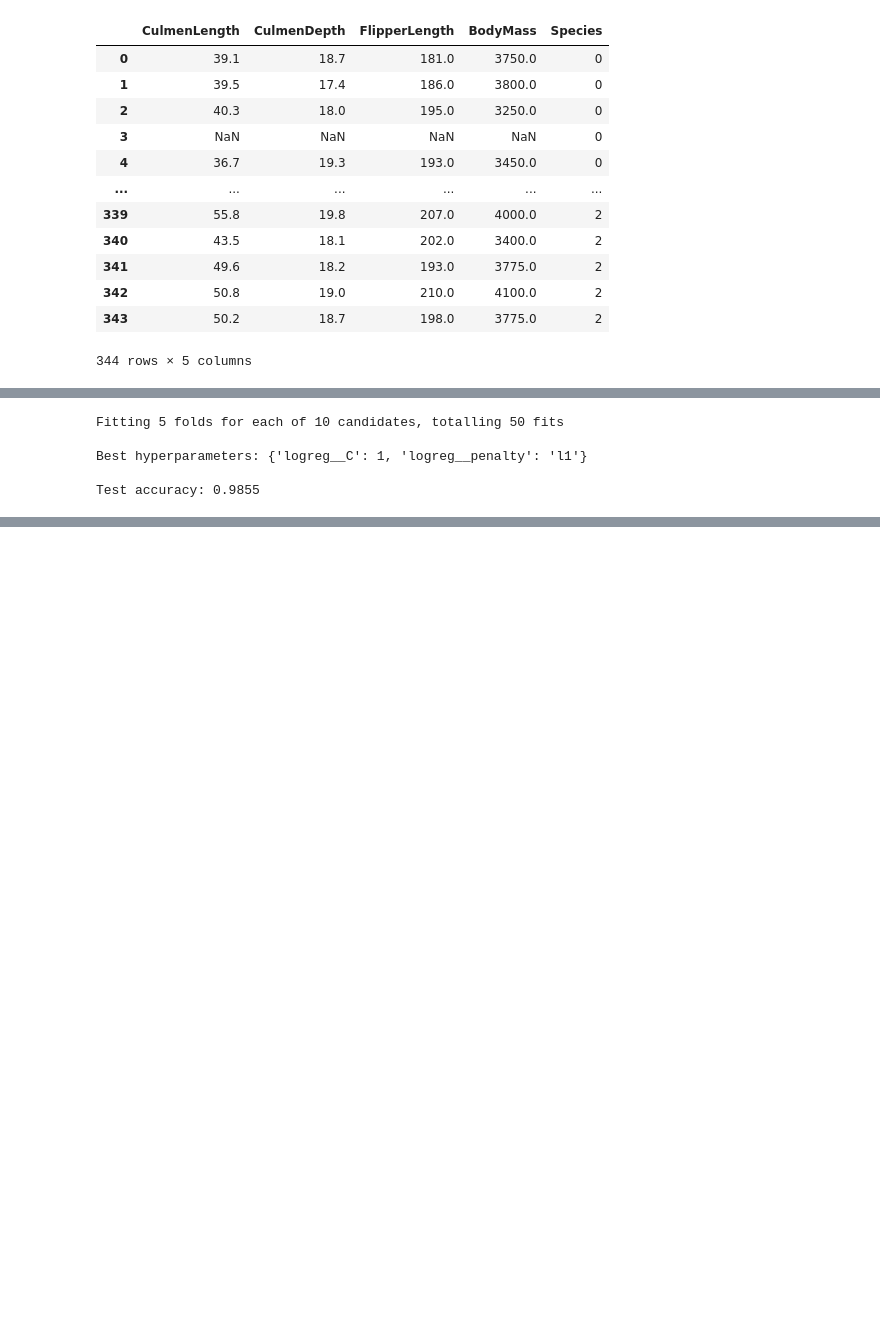
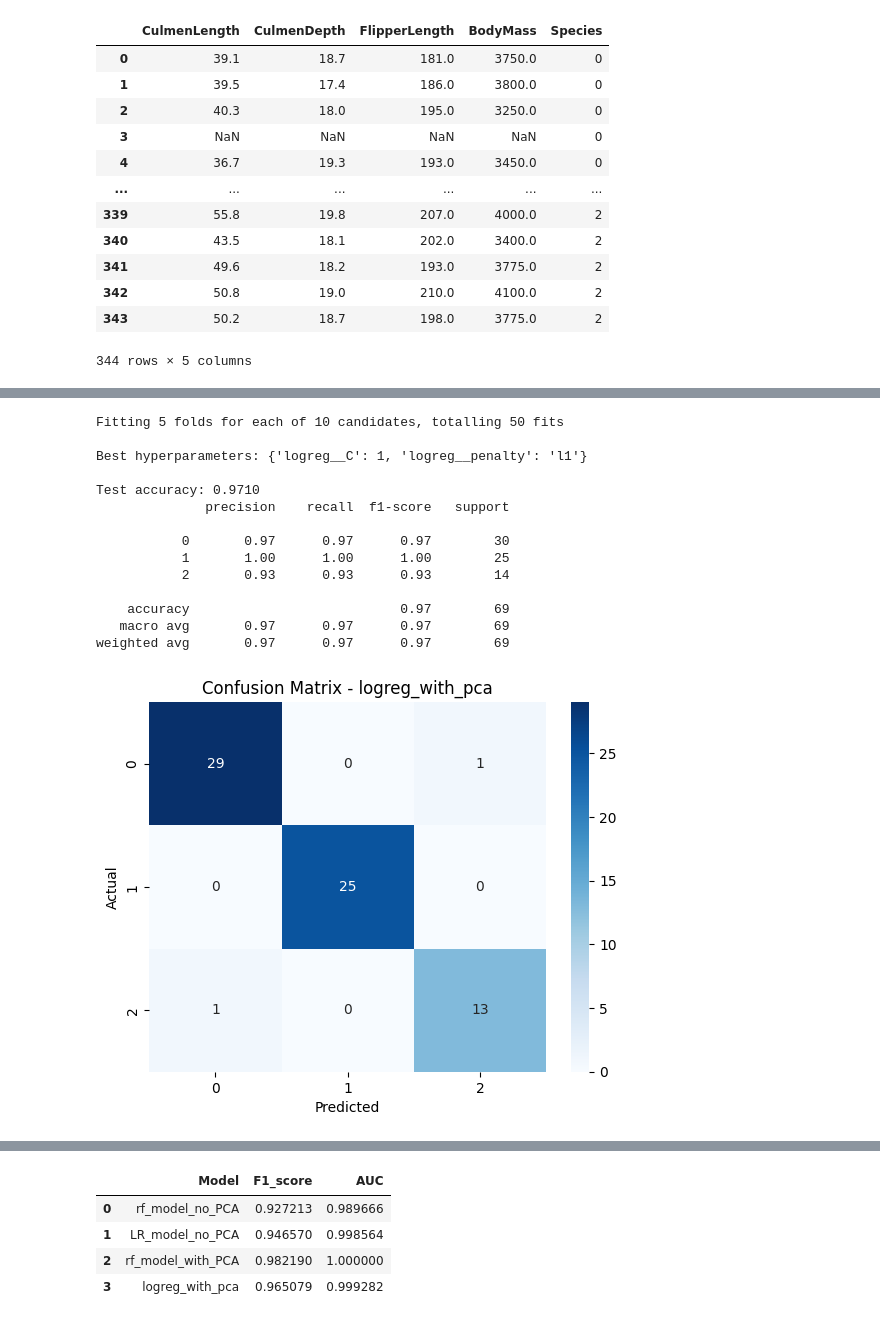
Before and after one commit to Piozel/Penguins_PCA, a Jupyter notebook: Zadanie_penguins_PCA.ipynb, the cells around one changed output, grey strips where cells are left out. Drawn from its saved outputs; the diff is of its cells as text; code cells hidden in the pictures; blank space fills up the shorter version.

```diff
--- a/Zadanie_penguins_PCA.ipynb
+++ b/Zadanie_penguins_PCA.ipynb
@@ -165,32 +254,43 @@ weighted avg       0.97      0.97      0.97        69
 # %%
-from sklearn.pipeline import Pipeline
-from sklearn.linear_model import LogisticRegression
+
+
 pipe = Pipeline([
     ('scaler', StandardScaler()),
     ('pca', PCA(n_components=0.95)),
     ('logreg', LogisticRegression(max_iter=10000, solver='saga'))
 ])
 
 
 param_grid = {
     'logreg__C': [0.01, 0.1, 1, 10, 100],   # Regularyzacja C
     'logreg__penalty': ['l1', 'l2']          # Typ regularyzacji
 }
 
 grid_search = GridSearchCV(pipe, param_grid, scoring='f1_macro', cv=5, verbose=10, n_jobs=-1)
 
 grid_search.fit(X_train, y_train)
 
 
 print('\nBest hyperparameters:', grid_search.best_params_)
 best_model = grid_search.best_estimator_
 
 
-test_score = best_model.score(X_test, y_test)
-print(f'\nTest accuracy: {test_score:.4f}')
+logreg_PCA = best_model.score(X_test, y_test)
+print(f'\nTest accuracy: {logreg_PCA:.4f}')
+calculate_metrics(best_model, 'logreg_with_pca', X_test, y_test)
 # %% [output]
 Fitting 5 folds for each of 10 candidates, totalling 50 fits
 
 Best hyperparameters: {'logreg__C': 1, 'logreg__penalty': 'l1'}
 
-Test accuracy: 0.9855
+Test accuracy: 0.9710
+              precision    recall  f1-score   support
+
+           0       0.97      0.97      0.97        30
+           1       1.00      1.00      1.00        25
+           2       0.93      0.93      0.93        14
+
+    accuracy                           0.97        69
+   macro avg       0.97      0.97      0.97        69
+weighted avg       0.97      0.97      0.97        69
+[figure, added]
@@ -196,0 +298,5 @@ Test accuracy: 0.9855
+|  | Model | F1_score | AUC |
+| 0 | rf_model_no_PCA | 0.927213 | 0.989666 |
+| 1 | LR_model_no_PCA | 0.946570 | 0.998564 |
+| 2 | rf_model_with_PCA | 0.982190 | 1.000000 |
+| 3 | logreg_with_pca | 0.965079 | 0.999282 |
```
Also changed, not shown: parts of 6 cells of this notebook.
